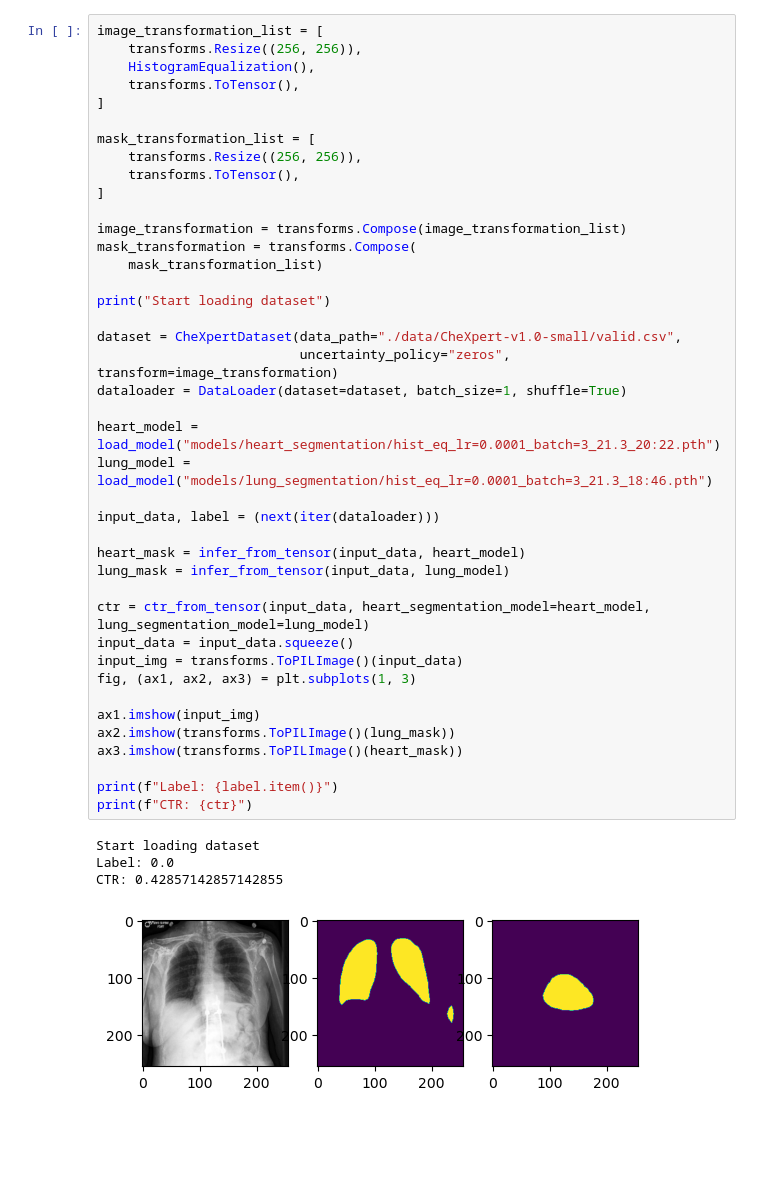
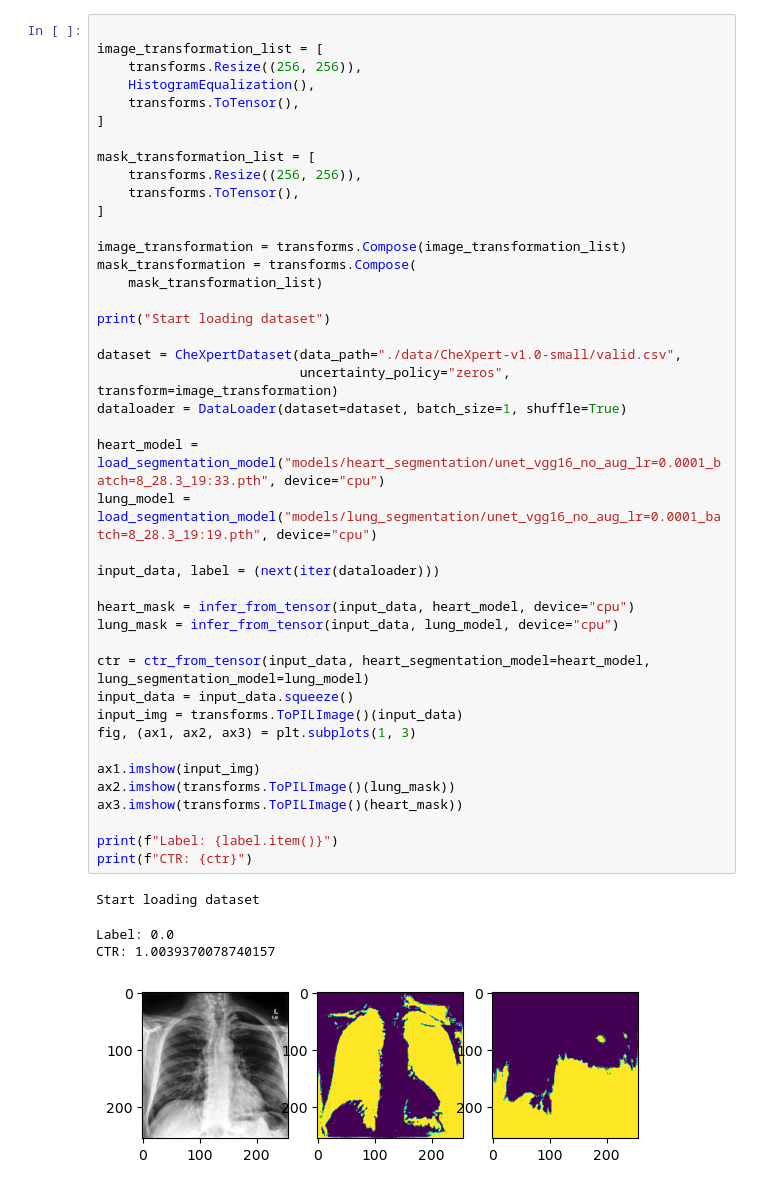
Before and after one commit to felixhasse/chexpert-iml, a Jupyter notebook: evaluate_segmentation.ipynb, the cells around one changed output. Cells and saved outputs as stored; diff of their text form; blank space fills up the shorter version.

Commit message:
Use unet_vgg16 for evaluation

```diff
--- a/evaluate_segmentation.ipynb
+++ b/evaluate_segmentation.ipynb
@@ -91,4 +92,5 @@ SyntaxError: invalid syntax. Perhaps you forgot a comma? (478612583.py, line 7)
 # %%
+
 image_transformation_list = [
     transforms.Resize((256, 256)),
     HistogramEqualization(),
@@ -100,37 +102,37 @@ mask_transformation_list = [
     transforms.ToTensor(),
 ]
 
 image_transformation = transforms.Compose(image_transformation_list)
 mask_transformation = transforms.Compose(
     mask_transformation_list)
 
 print("Start loading dataset")
 
 dataset = CheXpertDataset(data_path="./data/CheXpert-v1.0-small/valid.csv",
                           uncertainty_policy="zeros", transform=image_transformation)
 dataloader = DataLoader(dataset=dataset, batch_size=1, shuffle=True)
 
-heart_model = load_model("models/heart_segmentation/hist_eq_lr=0.0001_batch=3_21.3_20:22.pth")
-lung_model = load_model("models/lung_segmentation/hist_eq_lr=0.0001_batch=3_21.3_18:46.pth")
+heart_model = load_segmentation_model("models/heart_segmentation/unet_vgg16_no_aug_lr=0.0001_batch=8_28.3_19:33.pth", device="cpu")
+lung_model = load_segmentation_model("models/lung_segmentation/unet_vgg16_no_aug_lr=0.0001_batch=8_28.3_19:19.pth", device="cpu")
 
 input_data, label = (next(iter(dataloader)))
 
-heart_mask = infer_from_tensor(input_data, heart_model)
-lung_mask = infer_from_tensor(input_data, lung_model)
+heart_mask = infer_from_tensor(input_data, heart_model, device="cpu")
+lung_mask = infer_from_tensor(input_data, lung_model, device="cpu")
 
 ctr = ctr_from_tensor(input_data, heart_segmentation_model=heart_model, lung_segmentation_model=lung_model)
 input_data = input_data.squeeze()
 input_img = transforms.ToPILImage()(input_data)
 fig, (ax1, ax2, ax3) = plt.subplots(1, 3)
 
 ax1.imshow(input_img)
 ax2.imshow(transforms.ToPILImage()(lung_mask))
 ax3.imshow(transforms.ToPILImage()(heart_mask))
 
 print(f"Label: {label.item()}")
 print(f"CTR: {ctr}")
 # %% [output]
 Start loading dataset
-Label: 0.0
-CTR: 0.42857142857142855
+Label: 0.0
+CTR: 1.0039370078740157
-[figure, old version]
+[figure, new version]
```
Also changed, not shown: parts of 3 cells of this notebook, 3 other files.
